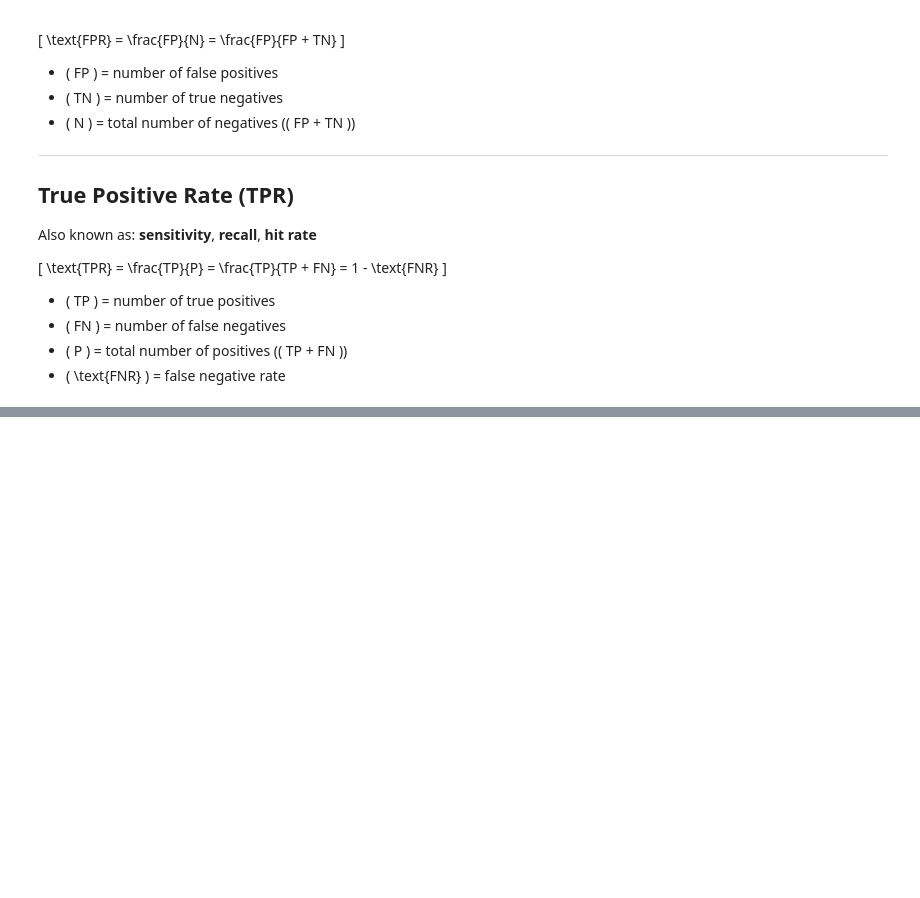
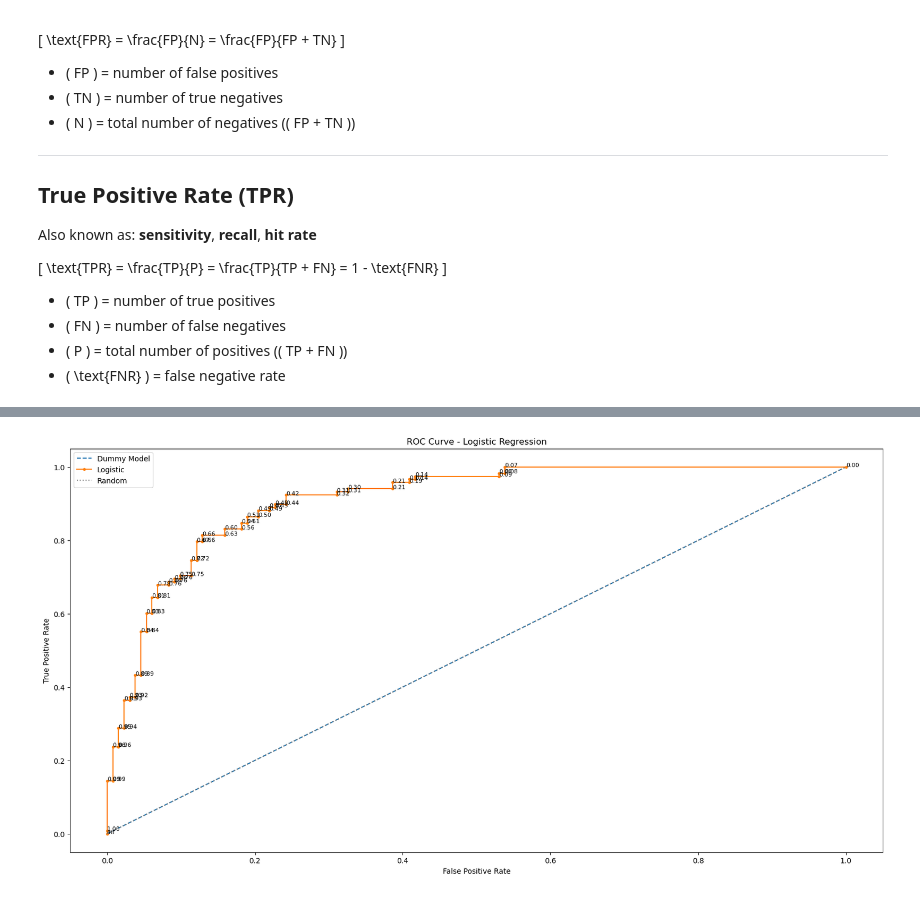
Before and after one commit to ehtishamsher/logistic_regression_with_hyperparameter_tuning, a Jupyter notebook: implementation.ipynb, the cells around one changed output, grey strips where cells are left out. Cells and saved outputs as stored; diff of their text form; code cells hidden in the pictures; blank space fills up the shorter version.

```diff
--- a/implementation.ipynb
+++ b/implementation.ipynb
@@ -524,0 +579,33 @@ model_fpr,model_tpr = roc_curve(y_test,model_prob)
+# %%
+# plot the roc curve for the model
+import numpy as np
+from matplotlib import pyplot
+
+# Create the plot
+pyplot.figure(figsize=(20, 10))
+
+# Plot ROC curves
+pyplot.plot(dummy_fpr, dummy_tpr, linestyle='--', label='Dummy Model')
+pyplot.plot(model_fpr, model_tpr, marker='.', label='Logistic')
+
+# Annotate thresholds on the curve
+for fpr, tpr, thresh in zip(model_fpr, model_tpr, thresholds):
+    pyplot.annotate(f'{thresh:.2f}', xy=(fpr, tpr), fontsize=8)
+
+# Axis labels
+pyplot.xlabel('False Positive Rate')
+pyplot.ylabel('True Positive Rate')
+
+# Add diagonal reference line (random classifier)
+pyplot.plot([0, 1], [0, 1], linestyle=':', color='gray', label='Random')
+
+# Show legend
+pyplot.legend()
+
+# Show title
+pyplot.title('ROC Curve - Logistic Regression')
+
+# Show the plot
+pyplot.show()
+# %% [output]
+[figure, added]
```
Also changed, not shown: parts of 10 cells of this notebook.
